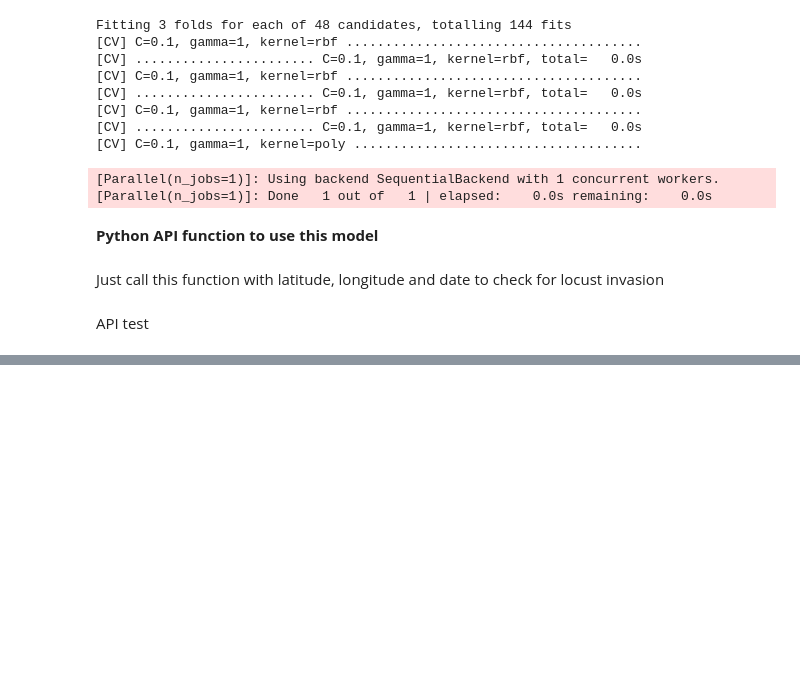
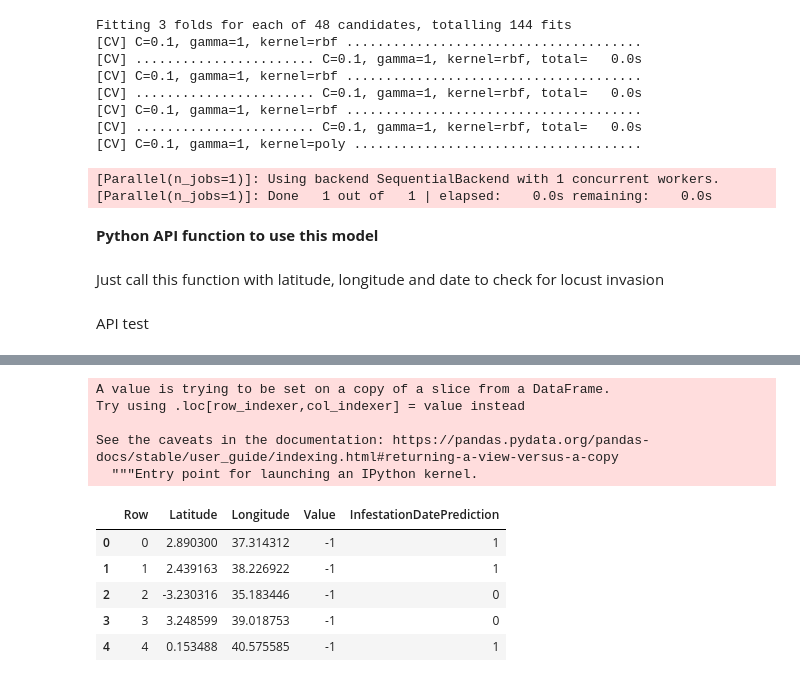
Before and after one commit to kvnyng/Project-L.O.C.U.S.T, a Jupyter notebook: Notebooks/ModelTraining.ipynb, the cells around one changed output, grey strips where cells are left out. Cells and saved outputs as stored; diff of their text form; code cells hidden in the pictures; blank space fills up the shorter version.

```diff
--- a/Notebooks/ModelTraining.ipynb
+++ b/Notebooks/ModelTraining.ipynb
@@ -548,0 +564,16 @@ predcition is [0]
+# %%
+infestion_date = "2020-06-25"
+post_date = "2020-09-16"
+# %%
+def mulitple_locust_prob(df, date):
+  values = []
+  count = 0
+  for row in df.iterrows():
+    if(count > 150): break
+    lat = df.iloc[count][1]
+    longo = df.iloc[count][2]
+    pred = get_locust_prob(lat, longo, date)
+    print(count)
+    values.append(pred[0])
+    count +=1
+  return values
@@ -548,0 +602,15 @@ predcition is [0]
+# %%
+new_kenya["InfestationDatePrediction"] = val
+new_kenya.head()
+# %% [output]
+A value is trying to be set on a copy of a slice from a DataFrame.
+Try using .loc[row_indexer,col_indexer] = value instead
+
+See the caveats in the documentation: https://pandas.pydata.org/pandas-docs/stable/user_guide/indexing.html#returning-a-view-versus-a-copy
+  """Entry point for launching an IPython kernel.
+|  | Row | Latitude | Longitude | Value | InfestationDatePrediction |
+| 0 | 0 | 2.890300 | 37.314312 | -1 | 1 |
+| 1 | 1 | 2.439163 | 38.226922 | -1 | 1 |
+| 2 | 2 | -3.230316 | 35.183446 | -1 | 0 |
+| 3 | 3 | 3.248599 | 39.018753 | -1 | 0 |
+| 4 | 4 | 0.153488 | 40.575585 | -1 | 1 |
```
Also changed, not shown: parts of 13 cells of this notebook.
